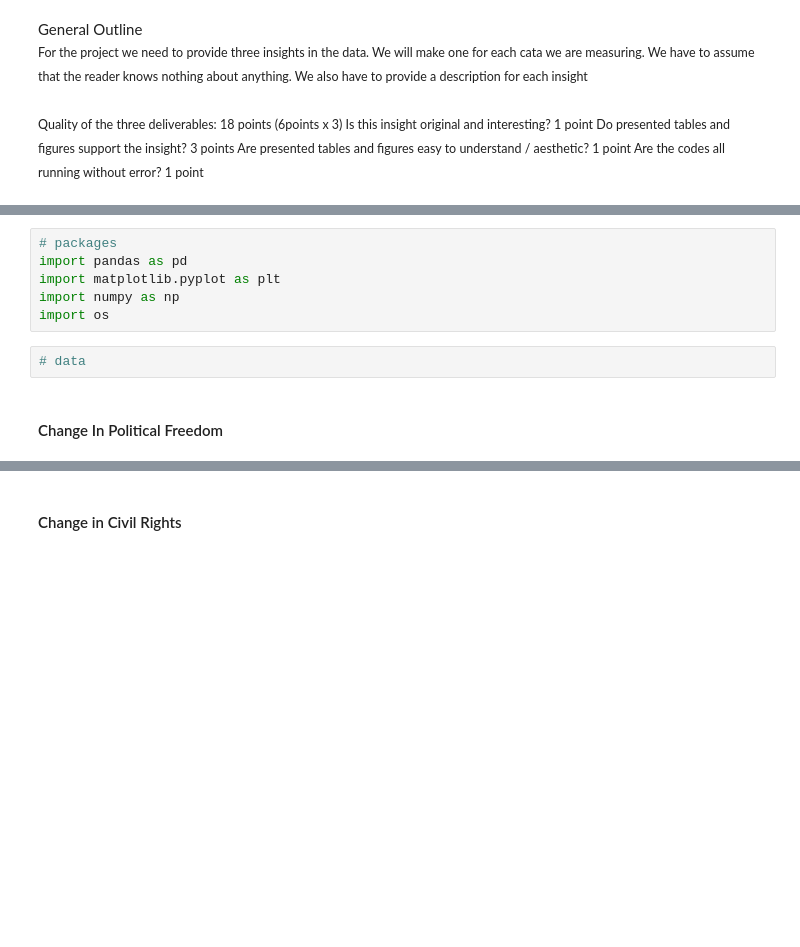
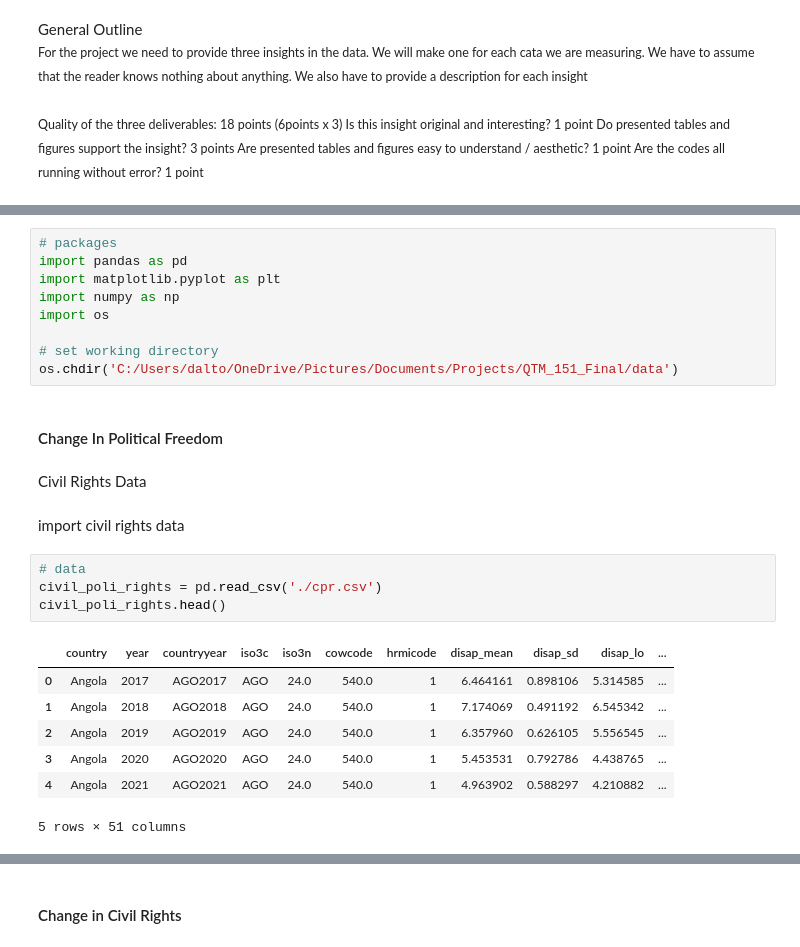
Before and after one commit to daltonlowery26/QTM151-Final, a Jupyter notebook: findings.ipynb, the cells around one changed output, grey strips where cells are left out. Drawn from its saved outputs; the diff is of its cells as text; blank space fills up the shorter version.

```diff
--- a/findings.ipynb
+++ b/findings.ipynb
@@ -22,7 +20,24 @@ import pandas as pd
 import matplotlib.pyplot as plt
 import numpy as np
 import os
+
+# set working directory
+os.chdir('C:/Users/dalto/OneDrive/Pictures/Documents/Projects/QTM_151_Final/data')
-# %%
-# data
 # %% [markdown]
 #### Change In Political Freedom
+# %% [markdown]
+Civil Rights Data
+# %% [markdown]
+import civil rights data
+# %%
+# data
+civil_poli_rights = pd.read_csv('./cpr.csv')
+civil_poli_rights.head()
+# %% [output]
+|  | country | year | countryyear | iso3c | iso3n | cowcode | hrmicode | disap_mean | disap_sd | disap_lo | ... |
+| 0 | Angola | 2017 | AGO2017 | AGO | 24.0 | 540.0 | 1 | 6.464161 | 0.898106 | 5.314585 | ... |
+| 1 | Angola | 2018 | AGO2018 | AGO | 24.0 | 540.0 | 1 | 7.174069 | 0.491192 | 6.545342 | ... |
+| 2 | Angola | 2019 | AGO2019 | AGO | 24.0 | 540.0 | 1 | 6.357960 | 0.626105 | 5.556545 | ... |
+| 3 | Angola | 2020 | AGO2020 | AGO | 24.0 | 540.0 | 1 | 5.453531 | 0.792786 | 4.438765 | ... |
+| 4 | Angola | 2021 | AGO2021 | AGO | 24.0 | 540.0 | 1 | 4.963902 | 0.588297 | 4.210882 | ... |
+5 rows × 51 columns
```
Also changed, not shown: parts of 27 cells of this notebook.
